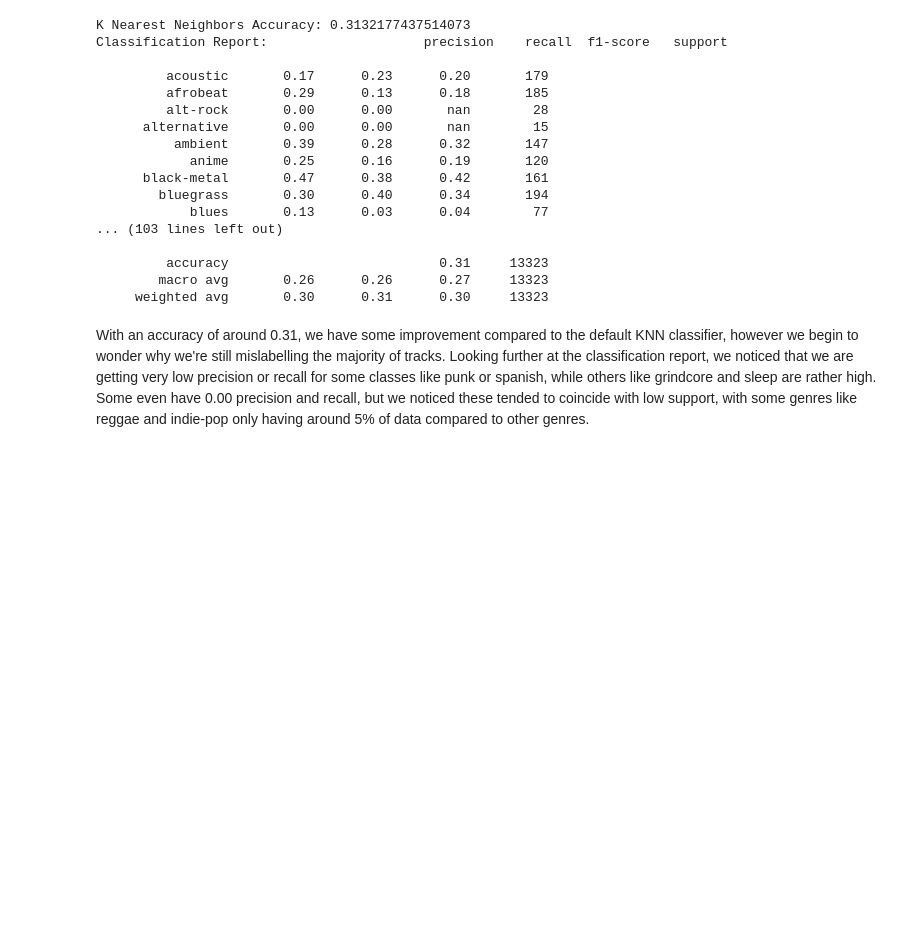
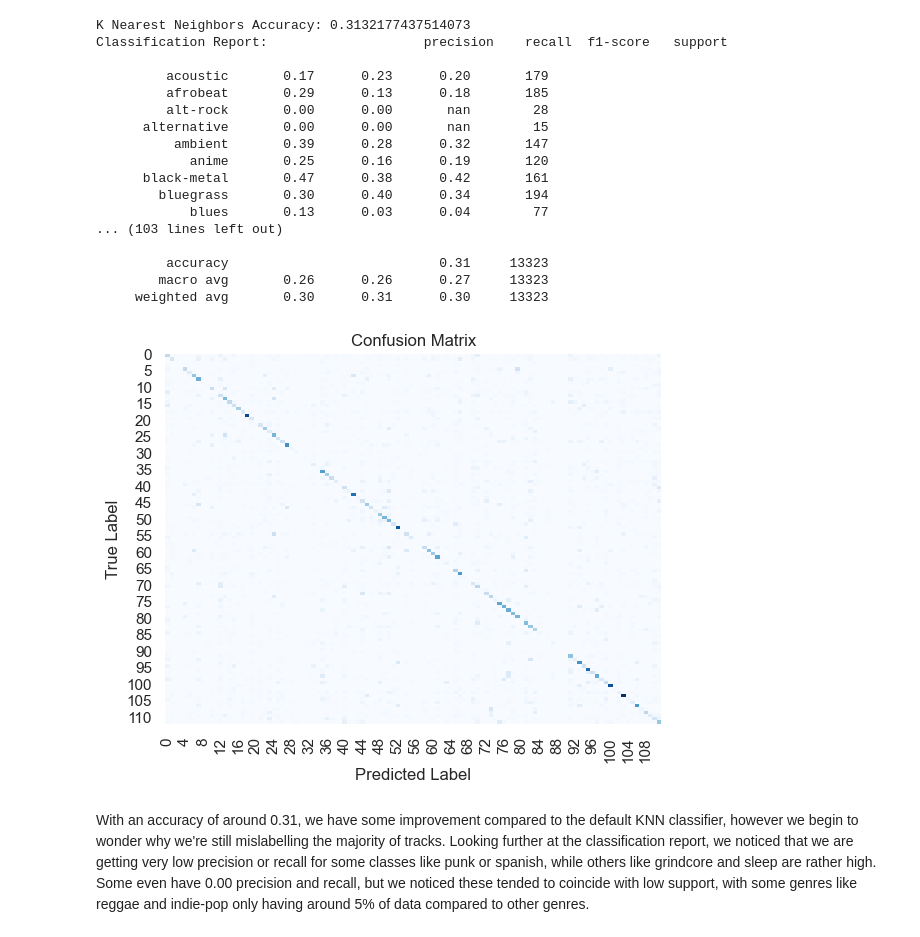
Before and after one commit to ynackash/genre-classification, a Jupyter notebook: main.ipynb, the cells around one changed output. Saved outputs shown, nothing was run; the diff lists cells and outputs as text; code cells hidden in the pictures; blank space fills up the shorter version.

```diff
--- a/main.ipynb
+++ b/main.ipynb
@@ -415,6 +412,14 @@ Classification Report:                    precision    recall  f1-score   suppor
          accuracy                           0.31     13323
         macro avg       0.26      0.26      0.27     13323
      weighted avg       0.30      0.31      0.30     13323
+# %%
+#cm = confusion_matrix(Y_test, Y_pred)
+ax = sns.heatmap(cm, annot=False, fmt='.3g', cmap='Blues', cbar=False)
+ax.set(xlabel='Predicted Label', ylabel='True Label')
+plt.title('Confusion Matrix')
+plt.show()
+# %% [output]
+[figure, added]
 # %% [markdown]
 With an accuracy of around 0.31, we have some improvement compared to the default KNN classifier, however we begin to wonder why we're still mislabelling the majority of tracks. Looking further at the classification report, we noticed that we are getting very low precision or recall for some classes like punk or spanish, while others like grindcore and sleep are rather high. Some even have 0.00 precision and recall, but we noticed these tended to coincide with low support, with some genres like reggae and indie-pop only having around 5% of data compared to other genres.
 # %% [markdown]
```
Also changed, not shown: parts of 1 cell of this notebook, 1 other file.
